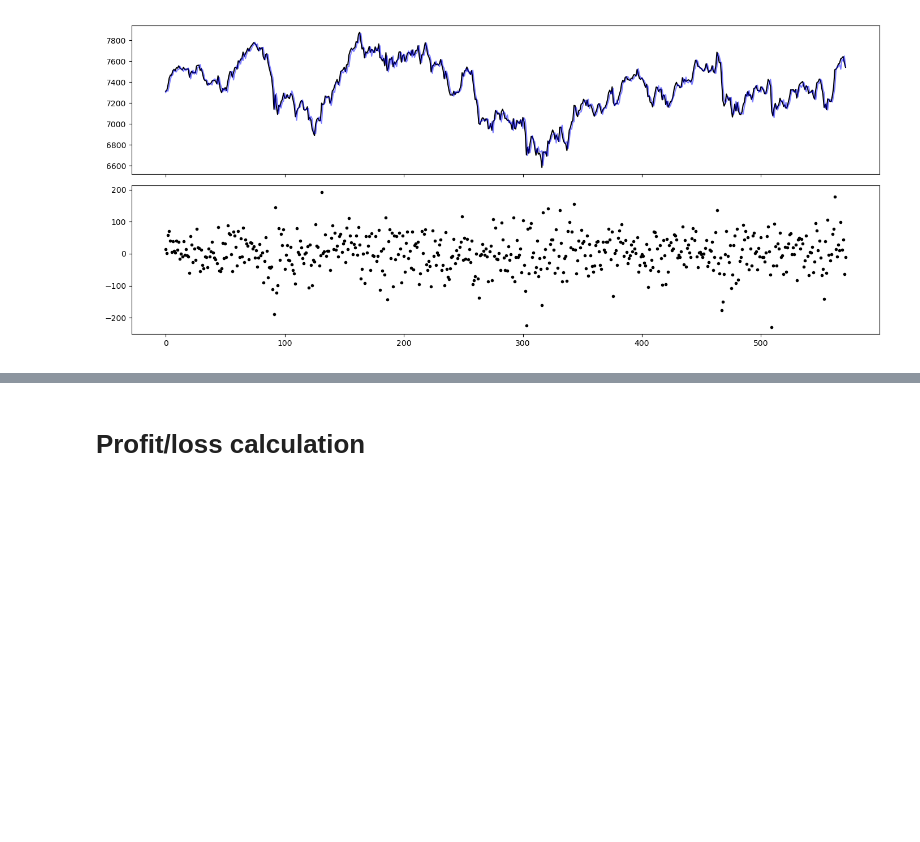
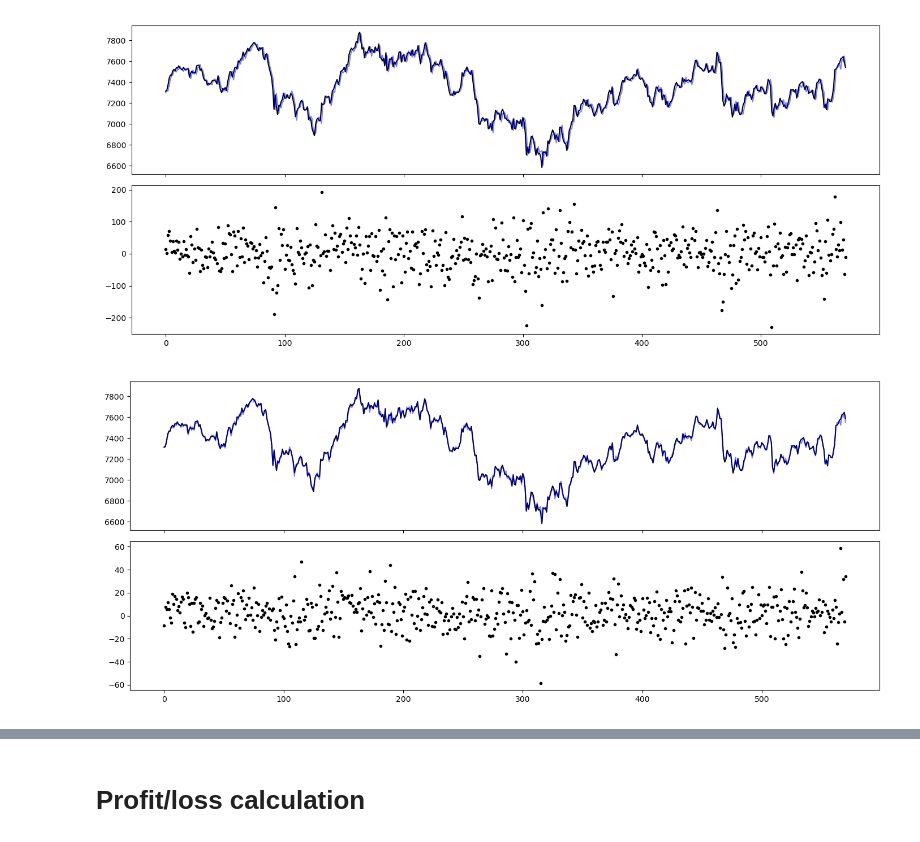
Before and after one commit to Bradley-March/StockMarketPredictor, a Jupyter notebook: test.ipynb, the cells around one changed output, grey strips where cells are left out. Cells and saved outputs as stored; diff of their text form; code cells hidden in the pictures; blank space fills up the shorter version.

Commit message:
Added plot with predicted value offset by one day

```diff
--- a/test.ipynb
+++ b/test.ipynb
@@ -126,6 +126,14 @@ ax2.plot(y_actual- y_pred, 'k.')
 fig.tight_layout()
 # %% [output]
 [figure]
+# %%
+fig, (ax1, ax2) = plt.subplots(2, sharex=True, figsize=(14, 6))
+ax1.plot(y_actual[:-1], 'k-')
+ax1.plot(y_pred[1:], 'b-', alpha=0.5)
+ax2.plot(y_actual[:-1]- y_pred[1:], 'k.')
+fig.tight_layout()
+# %% [output]
+[figure, added]
 # %%
 # Calculate Mean Squared Error
 mse = mean_squared_error(y_test, y_pred)
```
Also changed, not shown: parts of 2 cells of this notebook.
